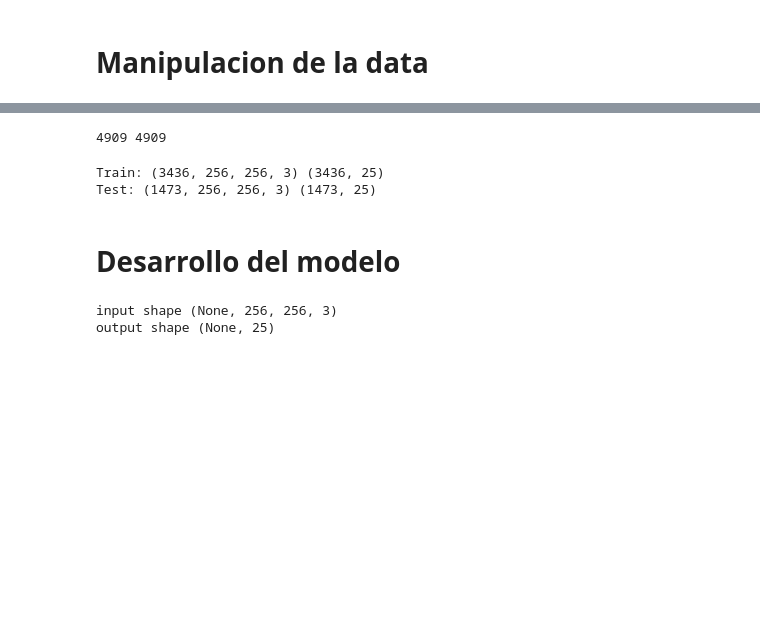
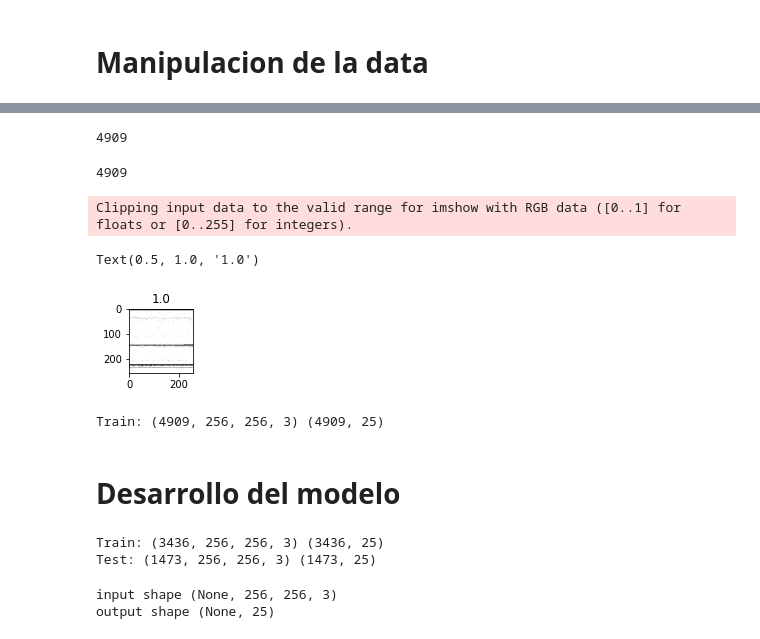
Before and after one commit to Bato007/LAB06-SDS, a Jupyter notebook: main.ipynb, the cells around one changed output, grey strips where cells are left out. Cells and saved outputs as stored; diff of their text form; code cells hidden in the pictures; blank space fills up the shorter version.

```diff
--- a/main.ipynb
+++ b/main.ipynb
@@ -69,0 +88,13 @@ from sklearn.model_selection import train_test_split
+# %%
+images = []
+
+for index, row in data.iterrows():
+    images.append(row["image"].astype(float))
+
+images =  np.array(images)
+# %%
+len(images)
+# %% [output]
+4909
+# %%
+x_train = images
@@ -70,11 +103,22 @@ from sklearn.model_selection import train_test_split
 # %%
-X = []
 y = np.zeros((len(data),25))
 for index, row in data.iterrows():
-  X.append(row['image'])
   y[index][row['familyId']] = 1
-X = np.array(X)
-print(len(X), len(y))
+print(len(y))
 # %% [output]
-4909 4909
+4909
+# %%
+plt.subplot(331)
+plt.imshow(x_train[1], cmap=plt.get_cmap('gray'))
+plt.title(y[1][0])
+# %% [output]
+Clipping input data to the valid range for imshow with RGB data ([0..1] for floats or [0..255] for integers).
+Text(0.5, 1.0, '1.0')
+[figure, added]
+# %%
+print('Train:', x_train.shape, y.shape)
+# %% [output]
+Train: (4909, 256, 256, 3) (4909, 25)
+# %% [markdown]
+# Desarrollo del modelo
 # %%
@@ -86,8 +130,6 @@ print('Test:', X_test.shape, y_test.shape)
 # %% [output]
 Train: (3436, 256, 256, 3) (3436, 25)
 Test: (1473, 256, 256, 3) (1473, 25)
-# %% [markdown]
-# Desarrollo del modelo
 # %%
 from keras.models import Sequential
 from keras.layers import Dense, Flatten, Convolution2D, MaxPooling2D
```
Also changed, not shown: parts of 16 cells of this notebook.
